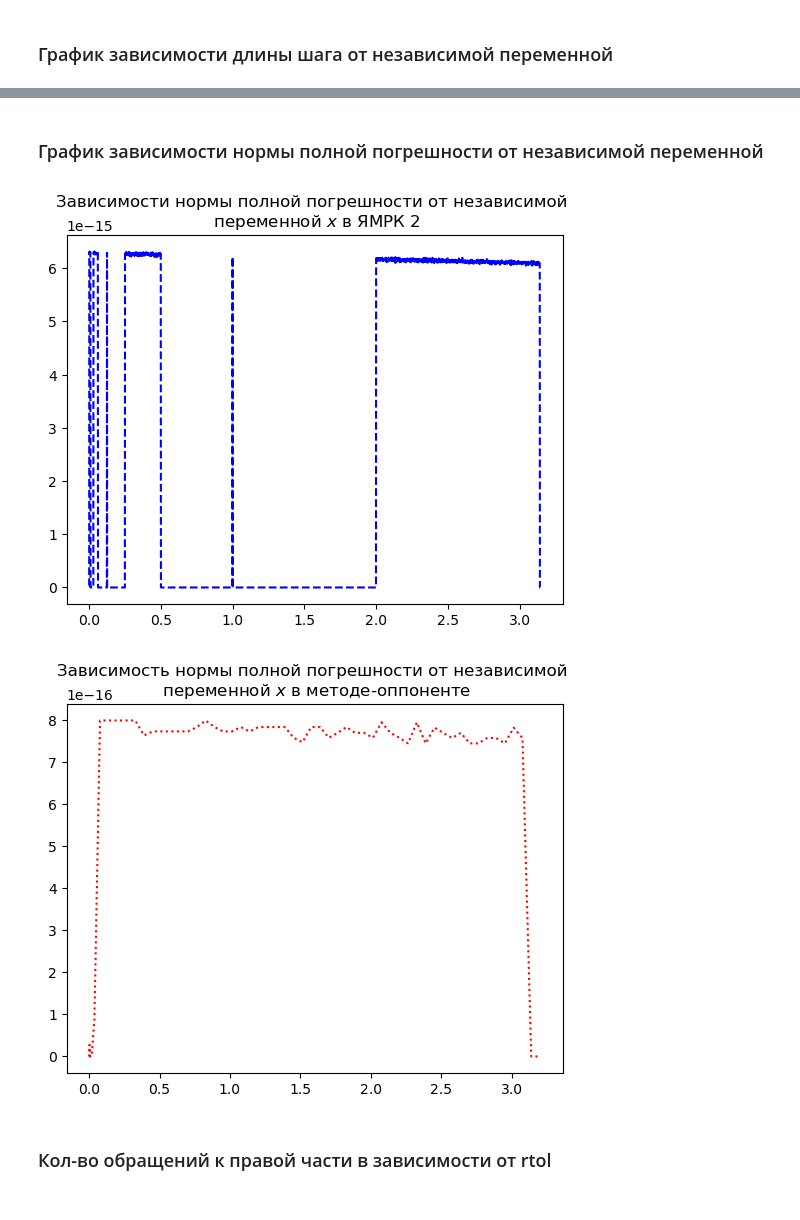
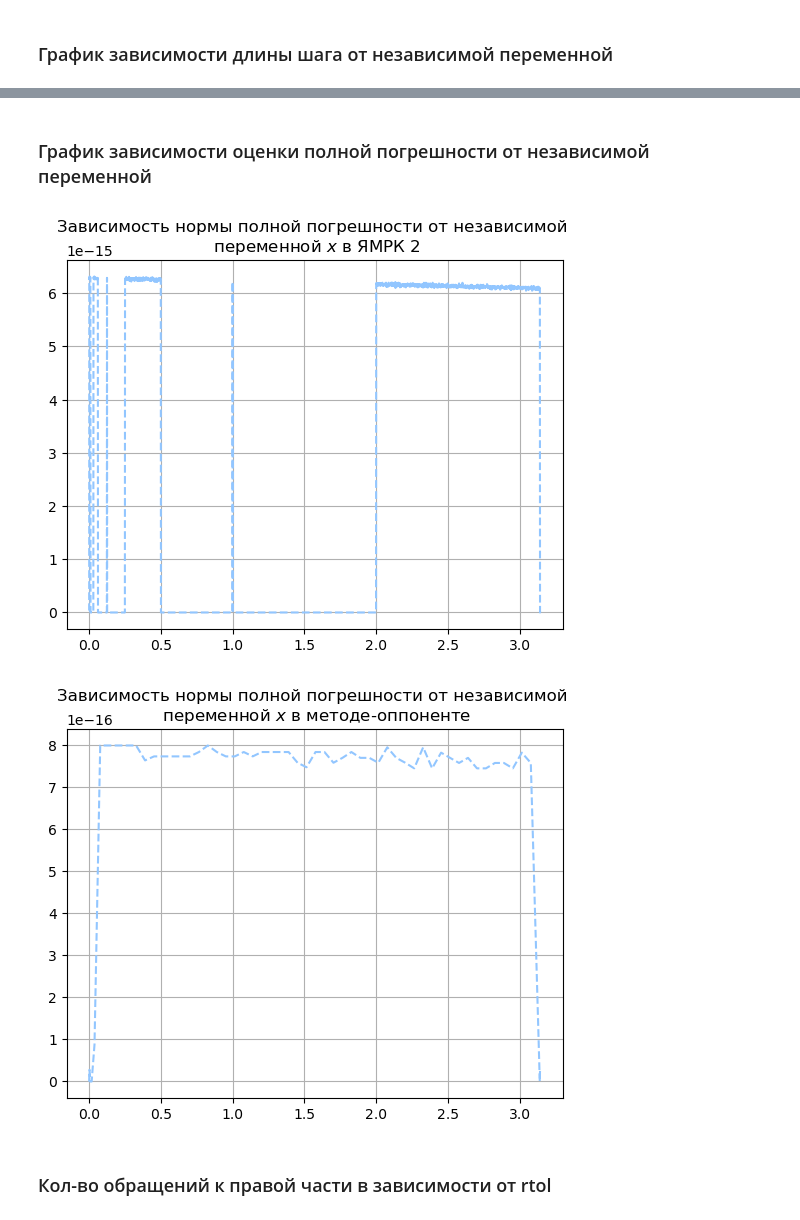
Before and after one commit to verse-chorus/NumericalMethodsSPbU, a Jupyter notebook: ODE.ipynb, the cells around one changed output, grey strips where cells are left out. Drawn from its saved outputs; the diff is of its cells as text; code cells hidden in the pictures.

```diff
--- a/ODE.ipynb
+++ b/ODE.ipynb
@@ -317,7 +472,7 @@ plt.show()
 # %% [markdown]
 ### График зависимости полной погрешности от количества шагов
 # %%
-H = np.arange(50, 500, 30) # массив шагов
+H = np.arange(50, 800, 30) # массив шагов
 RR1 = []
 RR2 = []
 
@@ -342,23 +497,15 @@ for i in range(len(H)):
     R_temp = np.array(res2_1) - np.array(res2_2)
     RR2.append(np.linalg.norm(R_temp))
 
-plt.plot(H, RR1,
-        color='b',
-        linestyle='--',
-        label='ЯМРК 2')
-
+plt.plot(H, RR1, '--', label='ЯМРК 2')
 plt.legend()
-plt.title('Зависимость полной погрешности по \nформуле от количества шагов')
+plt.title('Зависимость полной погрешности \nот количества шагов')
 plt.grid()
 plt.show()
 
-plt.plot(H, RR2,
-        color='r',
-        linestyle='--',
-        label='ЯМРК 4') # метод-оппонент
-
+plt.plot(H, RR2, '--', label='ЯМРК 4') # метод-оппонент
 plt.legend()
-plt.title('Зависимость полной погрешности по \nформуле от количества шагов')
+plt.title('Зависимость полной погрешности \nот количества шагов')
 plt.grid()
 plt.show()
 # %% [output]
@@ -367,5 +514,5 @@ plt.show()
 # %%
-rtol = 10**(-6)
+rtol = 1e-6
 # %% [markdown]
 ### Поиск начального шага
 # %% [markdown]
@@ -374,7 +521,7 @@ rtol = 10**(-6)
 def first_step1(x0, x1, y0):
     """Выбор начального шага для ЯМРК 2"""
 
-    s = 2
+    s = 2 # так как метод 2 порядка
     # Пункт a)
     ff = func(x0, y0)
     count = 0
@@ -387,7 +534,7 @@ def first_step1(x0, x1, y0):
     delta = (1/(max(abs(x0), abs(x1))))**(s+1) + abs(np.linalg.norm(ff))**(s+1)
     h1 = (rtol/delta)**(1/(s+1))
 
-    """см. пункты d) - e)"""
+    # см. пункты d) - e)
     if count > 2:
         x0 = x0 + h1
         y0 = np.array(y0) + h1*np.array(ff)
@@ -403,7 +550,7 @@ def first_step1(x0, x1, y0):
 def first_step2(x0, x1, y0):
     """Выбор начального шага для ЯМРК 4"""
 
-    s = 4
+    s = 4 # так как метод 4 порядка
     # Пункт a)
     ff = func(x0, y0)
     count = 0
@@ -416,7 +563,7 @@ def first_step2(x0, x1, y0):
     delta = (1/(max(abs(x0), abs(x1))))**(s+1) + abs(np.linalg.norm(ff))**(s+1)
     h1 = (rtol/delta)**(1/(s+1))
 
-    """см. пункты d) - e)"""
+    # см. пункты d) - e)
     if count > 2:
         x0 = x0 + h1
         y0 = np.array(y0) + h1*np.array(ff)
@@ -859,20 +1162,18 @@ plt.show()
 # %% [markdown]
-### График зависимости нормы полной погрешности от независимой переменной
+### График зависимости оценки полной погрешности от независимой переменной
 # %%
-plt.plot(res1['X'], res1['R_ful'],
-        'b',
-        linestyle='--',)
+plt.plot(res1['X'], res1['R_ful'], '--')
 plt.title('Зависимость нормы полной погрешности от независимой \n переменной $x$ в ЯМРК 2')
+plt.grid()
 plt.show()
 
-plt.plot(res2['X'], res2['R_ful'],
-        'r',
-        linestyle=':')
+plt.plot(res2['X'], res2['R_ful'], '--')
 plt.title('Зависимость нормы полной погрешности от независимой \n переменной $x$ в методе-оппоненте')
+plt.grid()
 plt.show()
 # %% [output]
-[figure, old version]
+[figure, new version]
-[figure, old version]
+[figure, new version]
 # %% [markdown]
 ### Кол-во обращений к правой части в зависимости от rtol
 # %%
```
Also changed, not shown: parts of 56 cells of this notebook.
